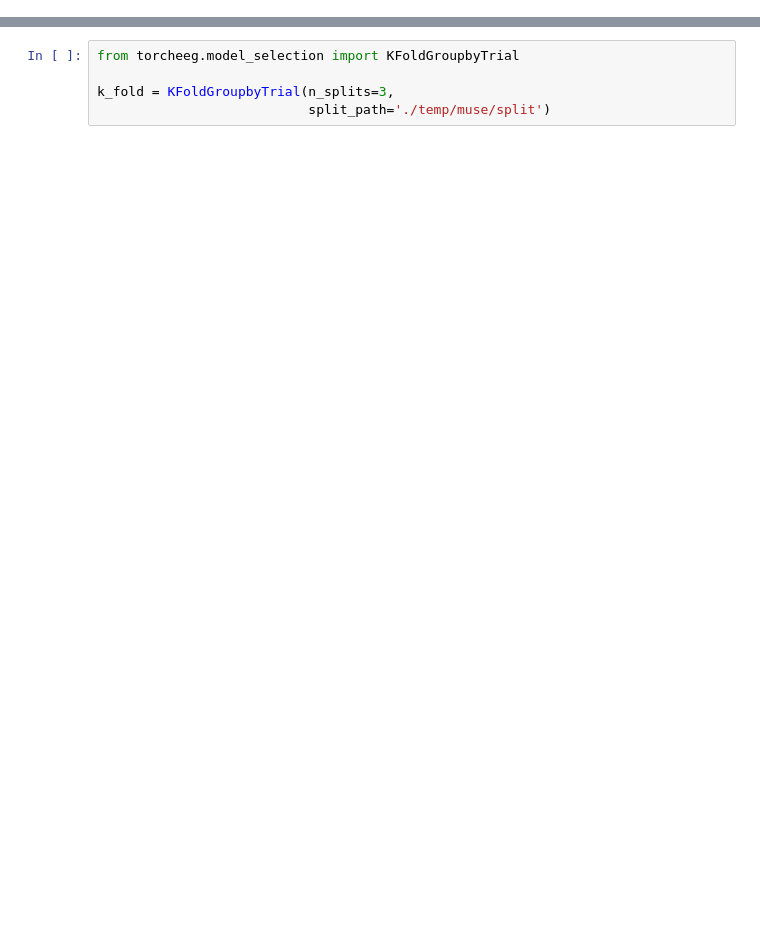
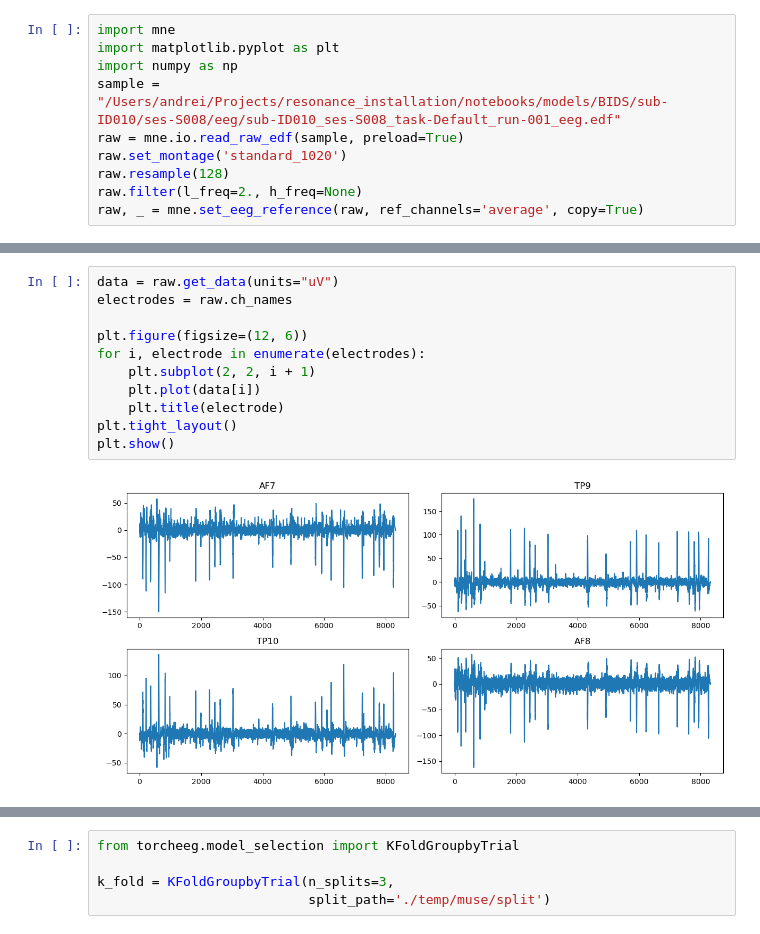
Before and after one commit to speedypleath/resonance_installation, a Jupyter notebook: notebooks/muse-dataset.ipynb, the cells around one changed output, grey strips where cells are left out. Saved outputs shown, nothing was run; the diff lists cells and outputs as text; blank space fills up the shorter version.

```diff
--- a/notebooks/muse-dataset.ipynb
+++ b/notebooks/muse-dataset.ipynb
@@ -4,0 +7,10 @@ from torcheeg.datasets.constants import DEAP_CHANNEL_LOCATION_DICT
+# %%
+import mne
+import matplotlib.pyplot as plt
+import numpy as np
+sample = "/Users/andrei/Projects/resonance_installation/notebooks/models/BIDS/sub-ID010/ses-S008/eeg/sub-ID010_ses-S008_task-Default_run-001_eeg.edf"
+raw = mne.io.read_raw_edf(sample, preload=True)
+raw.set_montage('standard_1020')
+raw.resample(128)
+raw.filter(l_freq=2., h_freq=None)
+raw, _ = mne.set_eeg_reference(raw, ref_channels='average', copy=True)
@@ -4,0 +39,13 @@ from torcheeg.datasets.constants import DEAP_CHANNEL_LOCATION_DICT
+# %%
+data = raw.get_data(units="uV")
+electrodes = raw.ch_names
+
+plt.figure(figsize=(12, 6))
+for i, electrode in enumerate(electrodes):
+    plt.subplot(2, 2, i + 1)
+    plt.plot(data[i])
+    plt.title(electrode)
+plt.tight_layout()
+plt.show()
+# %% [output]
+[figure, added]
```
Also changed, not shown: parts of 12 cells of this notebook, 43 other files.
